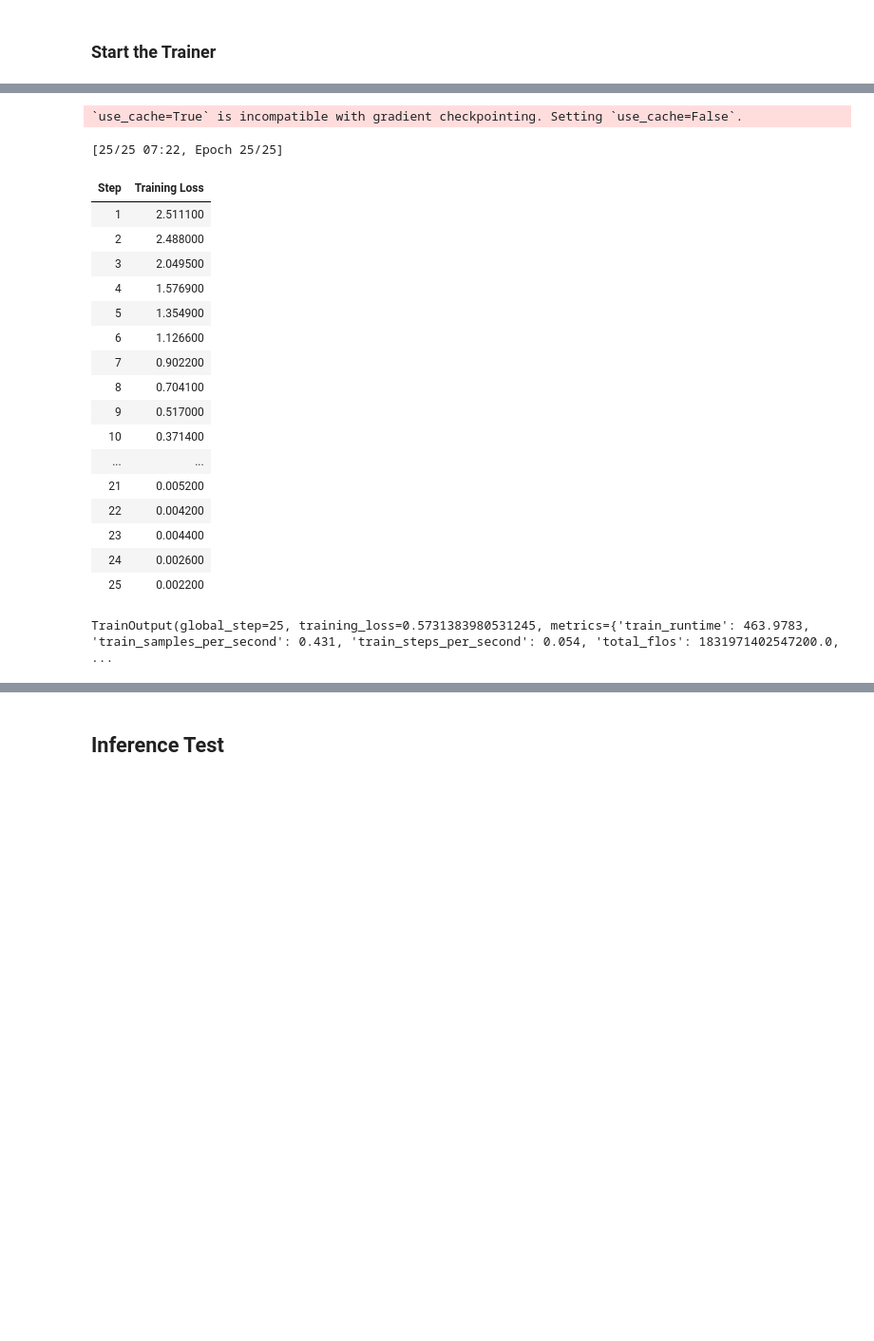
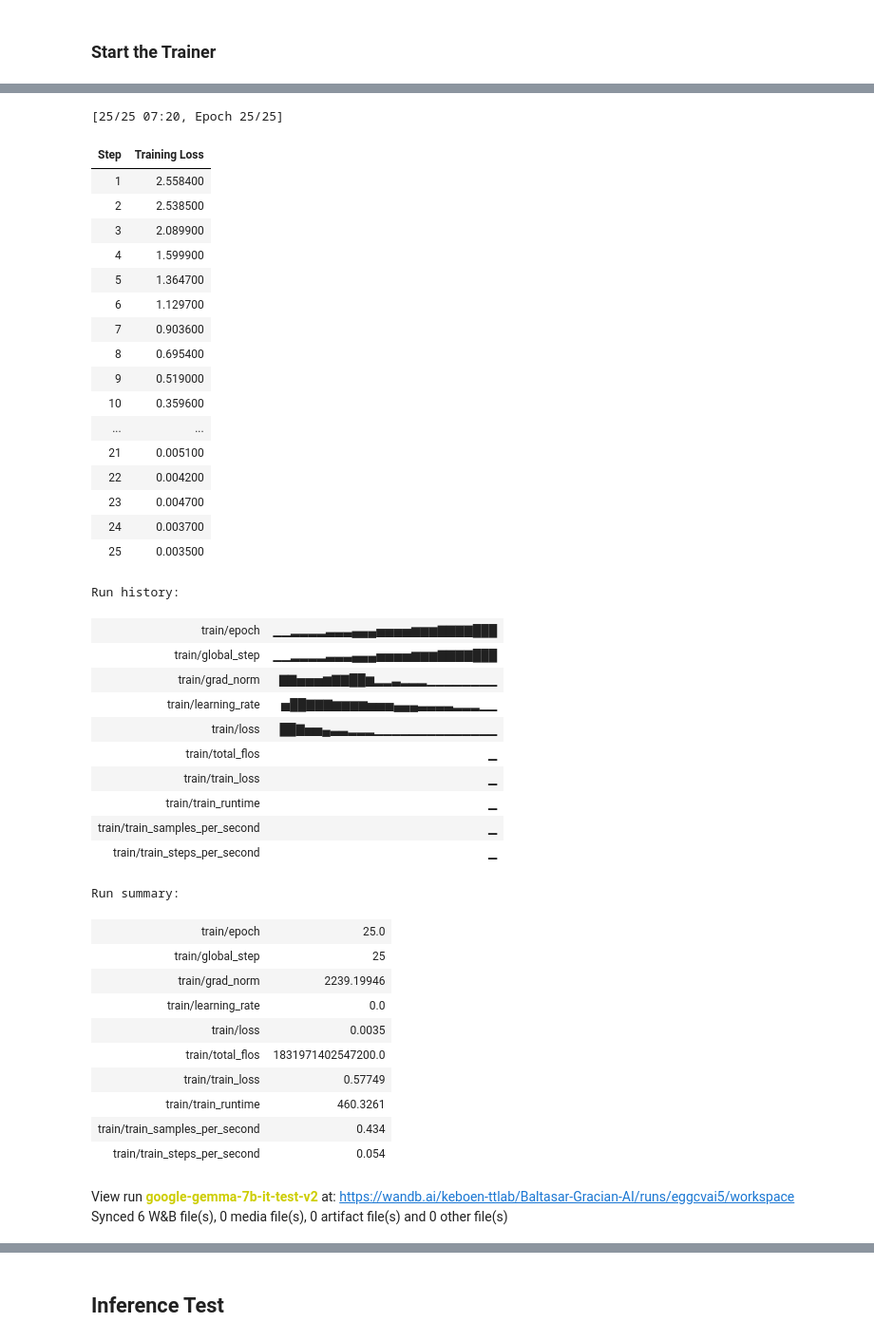
Before and after one commit to TheItCrOw/baltasar-gracian-ai, a Jupyter notebook: src/train.ipynb, the cells around one changed output, grey strips where cells are left out. Shown at 95% size. Saved outputs shown, nothing was run; the diff lists cells and outputs as text; code cells hidden in the pictures; blank space fills up the shorter version.

```diff
--- a/src/train.ipynb
+++ b/src/train.ipynb
@@ -40,7 +40,7 @@ class Config:
     DATASET_PATH = 'src/the_art_of_worldly_wisdom_enriched_v2.json'
     MODEL_ID = 'google/gemma-7b-it'
     DEVICE = 'cuda:0'
-    FINE_TUNED_MODEL = 'google-gemma-7b-it-test'
+    FINE_TUNED_MODEL = 'google-gemma-7b-it-test-v2'
     HF_TOKEN = ''
 
 os.environ["HF_TOKEN"] = Config.HF_TOKEN
@@ -156,12 +156,12 @@ dataset = Dataset.from_pandas(df)
 # %%
 def get_prompt(example):
 
-    begin = 'Below is an instruction that describes a task. Write a response that appropriately completes the request.\n\n'
-    instruct = '### Instruct: Answer or comment on the given input below as Baltasar Gracian, a 17th century philosopher.\n\n'
-    question = f"### Input:\n {example['instructions']}\n\n"
-    output = f"### Output:\n {example['output']}\n\n"
+    begin = 'You are Baltasar Gracian, a 17th century spanish philosopher. Below is an instruction that describes a task, alongside a possible input that contains excerpts of your own literature. Write a response in first person perspective as Baltasar Gracian that appropriately completes the request.\n\n'
+    instruct = f"### Instruct: {example['instructions']}\n\n"
+    input = f"### Input:\n \"{example['header']} {example['content']}\"\n\n"
+    output = f"### Response:\n {example['output']}\n\n"
     end = ''
-    return begin + instruct + question + output + end
+    return begin + instruct + input + output + end
 # %%
 print(get_prompt(df.iloc[1300]))
 # %% [output]
@@ -239,24 +239,47 @@ trainer = SFTTrainer(
 )
 # %%
 trainer.train()
+wandb.finish()
 # %% [output]
-`use_cache=True` is incompatible with gradient checkpointing. Setting `use_cache=False`.
+[25/25 07:20, Epoch 25/25]
+| Step | Training Loss |
+| 1 | 2.558400 |
+| 2 | 2.538500 |
+| 3 | 2.089900 |
+| 4 | 1.599900 |
+| 5 | 1.364700 |
+| 6 | 1.129700 |
+| 7 | 0.903600 |
+| 8 | 0.695400 |
+| 9 | 0.519000 |
+| 10 | 0.359600 |
+| ... | ... |
+| 21 | 0.005100 |
+| 22 | 0.004200 |
+| 23 | 0.004700 |
+| 24 | 0.003700 |
+| 25 | 0.003500 |
-[25/25 07:22, Epoch 25/25]
+Run history:
-| Step | Training Loss |
-| 1 | 2.511100 |
-| 2 | 2.488000 |
-| 3 | 2.049500 |
-| 4 | 1.576900 |
-| 5 | 1.354900 |
-| 6 | 1.126600 |
-| 7 | 0.902200 |
-| 8 | 0.704100 |
-| 9 | 0.517000 |
-| 10 | 0.371400 |
-| ... | ... |
-| 21 | 0.005200 |
-| 22 | 0.004200 |
-| 23 | 0.004400 |
-| 24 | 0.002600 |
-| 25 | 0.002200 |
+| train/epoch | ▁▁▂▂▂▂▃▃▃▄▄▄▅▅▅▅▆▆▆▇▇▇▇███ |
+| train/global_step | ▁▁▂▂▂▂▃▃▃▄▄▄▅▅▅▅▆▆▆▇▇▇▇███ |
+| train/grad_norm | ▇▇▅▅▅▆▇▇██▆▂▂▃▂▂▂▁▁▁▁▁▁▁▁ |
+| train/learning_rate | ▅██▇▇▇▆▆▆▆▅▅▅▄▄▄▃▃▃▃▂▂▂▁▁ |
+| train/loss | ██▇▅▅▄▃▃▂▂▂▁▁▁▁▁▁▁▁▁▁▁▁▁▁ |
+| train/total_flos | ▁ |
+| train/train_loss | ▁ |
+| train/train_runtime | ▁ |
+| train/train_samples_per_second | ▁ |
+| train/train_steps_per_second | ▁ |
-TrainOutput(global_step=25, training_loss=0.5731383980531245, metrics={'train_runtime': 463.9783, 'train_samples_per_second': 0.431, 'train_steps_per_second': 0.054, 'total_flos': 1831971402547200.0,  ...
+Run summary:
+| train/epoch | 25.0 |
+| train/global_step | 25 |
+| train/grad_norm | 2239.19946 |
+| train/learning_rate | 0.0 |
+| train/loss | 0.0035 |
+| train/total_flos | 1831971402547200.0 |
+| train/train_loss | 0.57749 |
+| train/train_runtime | 460.3261 |
+| train/train_samples_per_second | 0.434 |
+| train/train_steps_per_second | 0.054 |
+View run google-gemma-7b-it-test-v2 at: https://wandb.ai/keboen-ttlab/Baltasar-Gracian-AI/runs/eggcvai5/workspace
+Synced 6 W&B file(s), 0 media file(s), 0 artifact file(s) and 0 other file(s)
```
Also changed, not shown: parts of 9 cells of this notebook, 2 other files.
